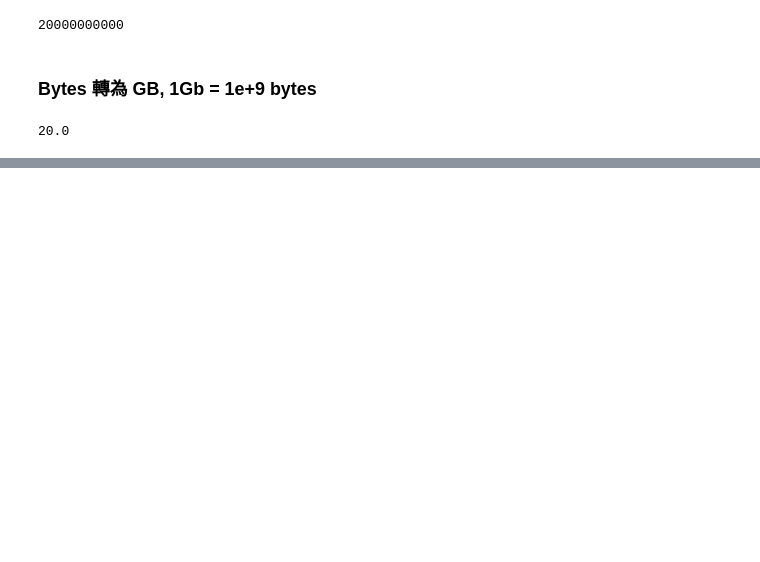
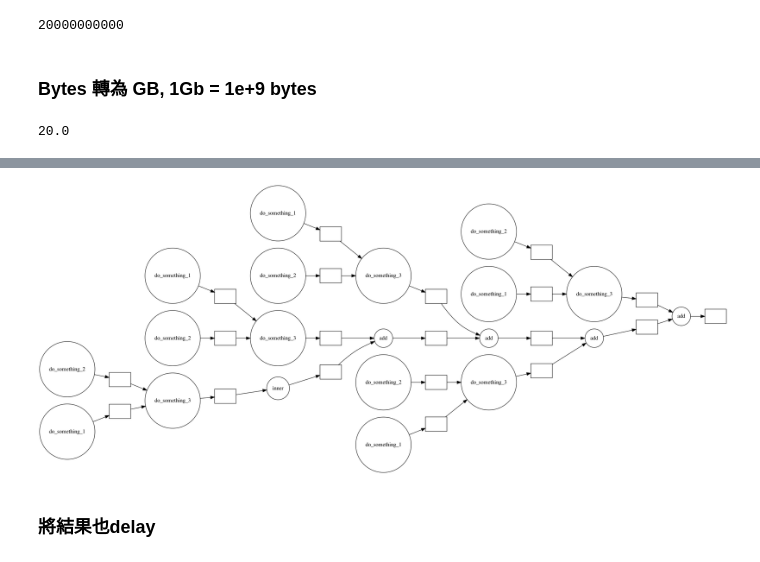
Before and after one commit to NCKU-BDA-2020/2020-NCKU-BDA-Technical-Presentation-III, a Jupyter notebook: Dask/Dask_sample_code.ipynb, the cells around one changed output, grey strips where cells are left out. Cells and saved outputs as stored; diff of their text form; code cells hidden in the pictures; blank space fills up the shorter version.

```diff
--- a/Dask/Dask_sample_code.ipynb
+++ b/Dask/Dask_sample_code.ipynb
@@ -152,0 +151,4 @@ da_arr.nbytes/1e+9
+# %%
+x = [2, 4, 6, 8, 10]
+y = [3, 6, 9, 12, 15]
+z = [10, 20, 30, 40, 50]
@@ -152,0 +169,11 @@ da_arr.nbytes/1e+9
+# %%
+%%time
+
+final_result = []
+for i in range(0, len(x)):
+    res_1 = do_something_1(x[i], y[i])
+    res_2 = do_something_2(y[i], z[i])
+    res_3 = do_something_3(res_1, res_2)
+    final_result.append(res_3)
+
+sum_arr = sum(final_result)
@@ -153,3 +185,31 @@ da_arr.nbytes/1e+9
 # %%
 from dask import delayed
 import dask
+# %%
+@delayed
+def do_something_1(x, y):
+    sleep(1)
+    return x + y + 2*x*y
+
+@delayed
+def do_something_2(a, b):
+    sleep(1)
+    return a**3 - b**3
+
+@delayed
+def do_something_3(p, q):
+    sleep(1)
+    return p*p + q*q
+# %%
+%%time
+
+final_result = []
+for i in range(0, len(x)):
+    res_1 = do_something_1(x[i], y[i])
+    res_2 = do_something_2(y[i], z[i])
+    res_3 = do_something_3(res_1, res_2)
+    final_result.append(res_3)
+
+final_sum = sum(final_result)
+
+final_sum.compute()
@@ -155,0 +220,6 @@ import dask
+# %%
+final_sum.visualize(rankdir='LR')
+# %% [output]
+[figure, added]
+# %% [markdown]
+### 將結果也delay
```
Also changed, not shown: parts of 46 cells of this notebook, 16 other files.
